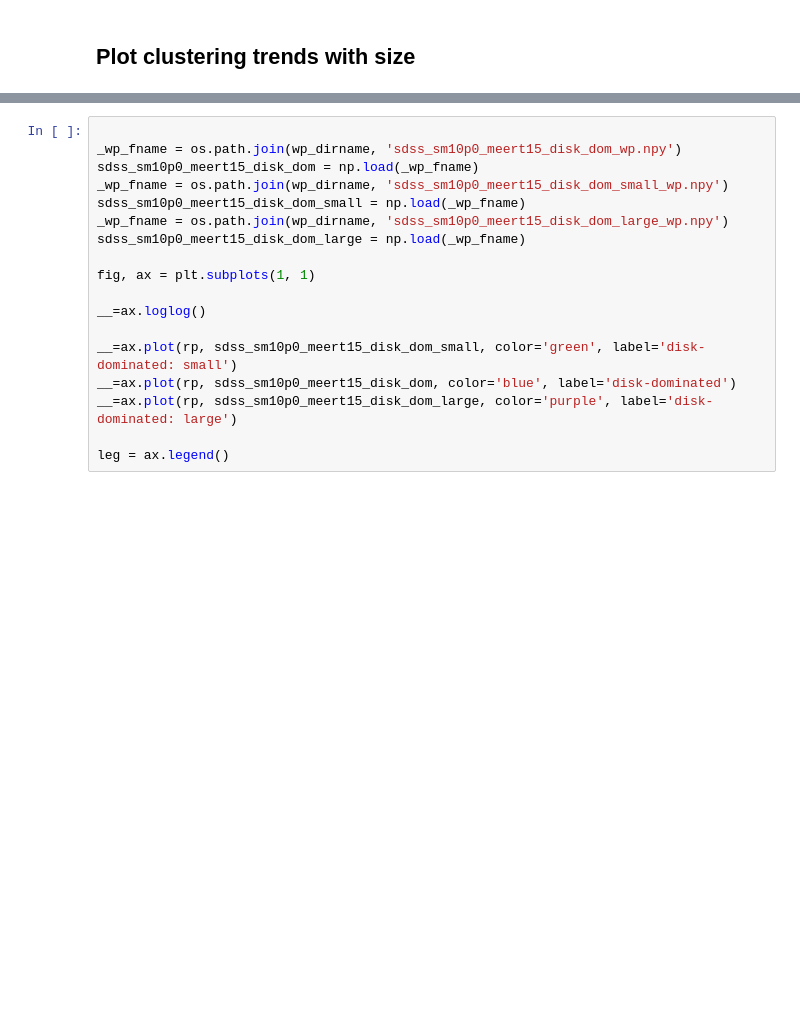
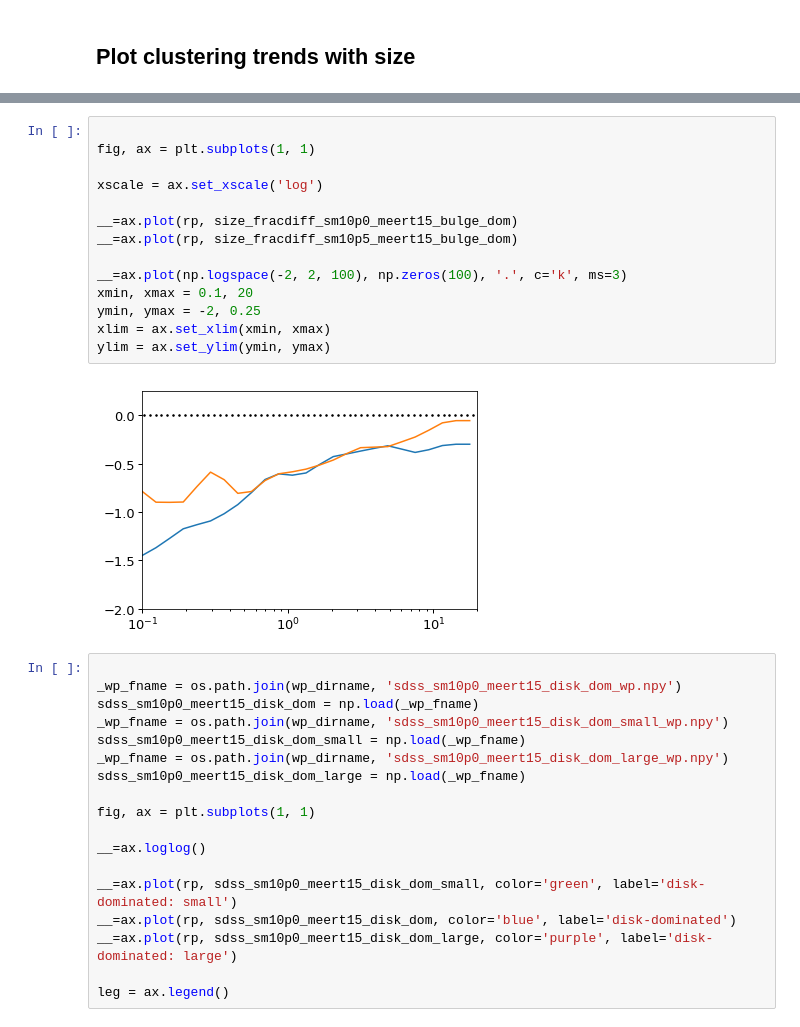
Before and after one commit to aphearin/galsize_models, a Jupyter notebook: notebooks/plot_sdss_size_morphology_clustering.ipynb, the cells around one changed output, grey strips where cells are left out. Saved outputs shown, nothing was run; the diff lists cells and outputs as text; blank space fills up the shorter version.

```diff
--- a/notebooks/plot_sdss_size_morphology_clustering.ipynb
+++ b/notebooks/plot_sdss_size_morphology_clustering.ipynb
@@ -229,3 +304,19 @@ fig.savefig(figname, bbox_extra_artists=[xlabel1, ylabel1], bbox_inches='tight')
+# %%
+
+fig, ax = plt.subplots(1, 1)
+
+xscale = ax.set_xscale('log')
+
+__=ax.plot(rp, size_fracdiff_sm10p0_meert15_bulge_dom)
+__=ax.plot(rp, size_fracdiff_sm10p5_meert15_bulge_dom)
+
+__=ax.plot(np.logspace(-2, 2, 100), np.zeros(100), '.', c='k', ms=3)
+xmin, xmax = 0.1, 20
+ymin, ymax = -2, 0.25
+xlim = ax.set_xlim(xmin, xmax)
+ylim = ax.set_ylim(ymin, ymax)
+# %% [output]
+[figure, added]
 # %%
 
 _wp_fname = os.path.join(wp_dirname, 'sdss_sm10p0_meert15_disk_dom_wp.npy')
```
Also changed, not shown: parts of 1 cell of this notebook, 1 other file.
